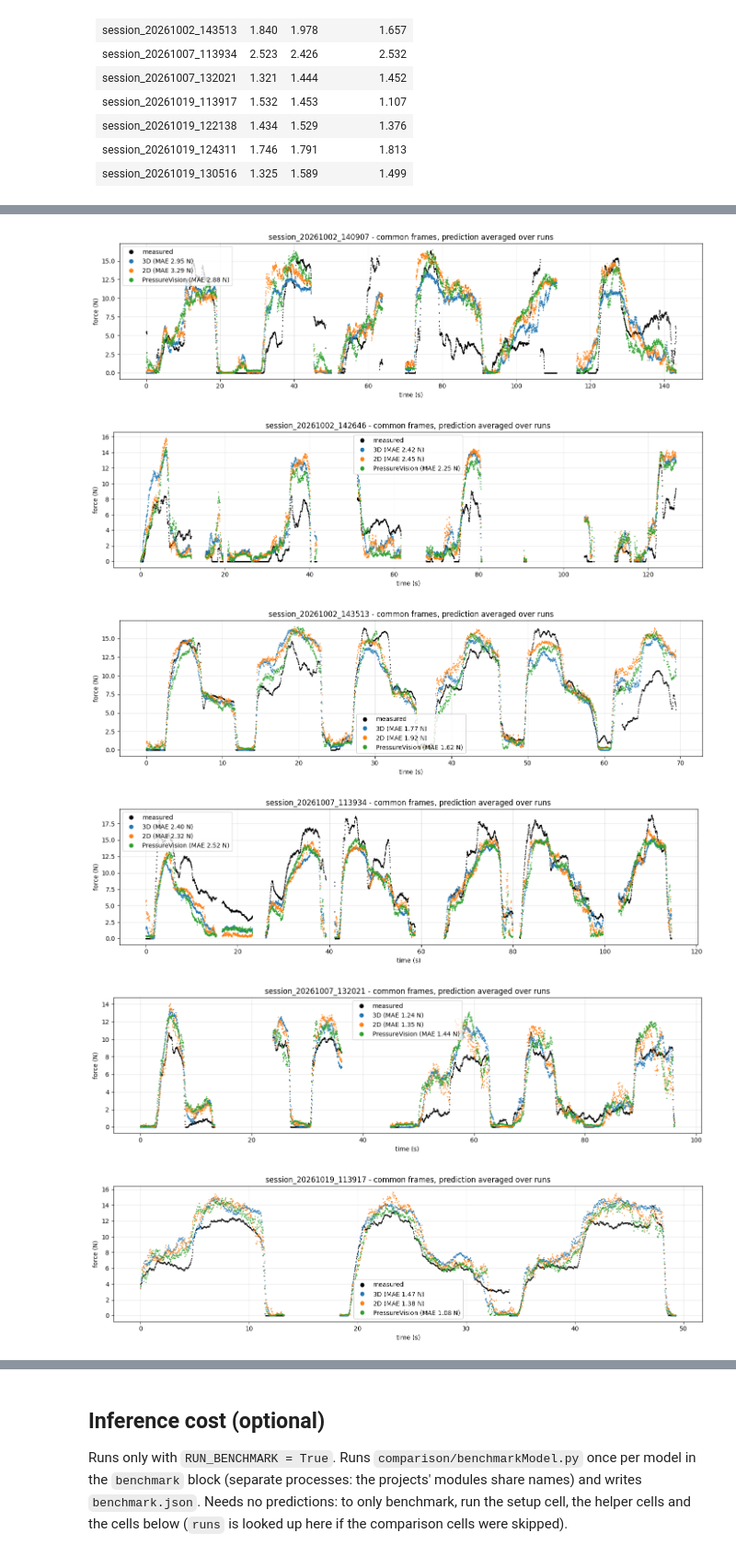
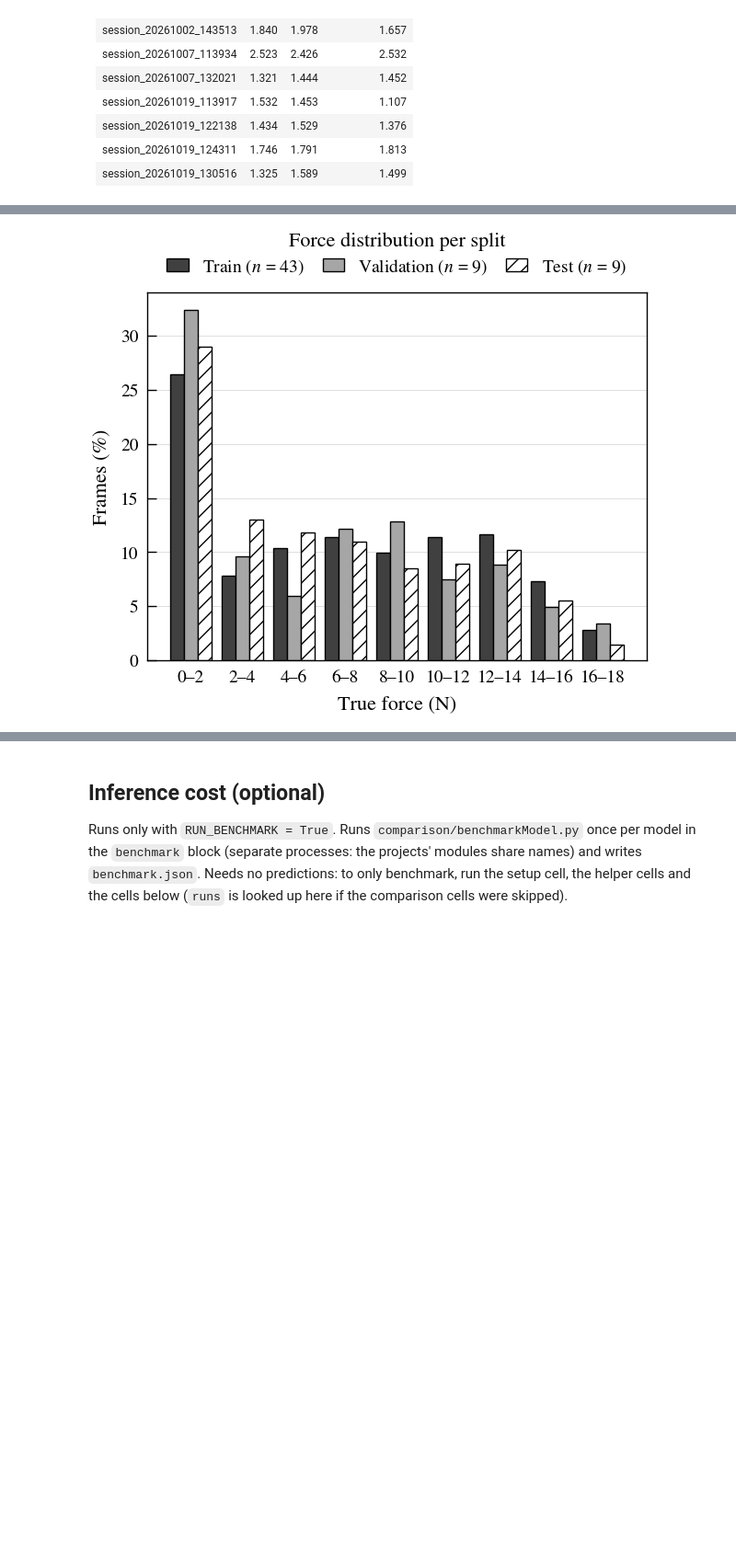
Before and after one commit to WouterDGries/ForceEstimationPipeline, a Jupyter notebook: comparison/compareModels.ipynb, the cells around one changed output, grey strips where cells are left out. Shown at 92% size. Cells and saved outputs as stored; diff of their text form; code cells hidden in the pictures; blank space fills up the shorter version.

Commit message:
Comparison+Validation

```diff
--- a/comparison/compareModels.ipynb
+++ b/comparison/compareModels.ipynb
@@ -501,23 +552,29 @@ plt.show()
 # %%
-for session, df in common.groupby("session"):
-    t = (df["host_ts_ns"] - df["host_ts_ns"].min()) / 1e9
-    fig, ax = plt.subplots(figsize=(14, 4))
-    ax.plot(t, df["true_n"], ".", ms=1.5, color="black", label="measured")
-    for model in models:
-        mae = np.mean(np.abs(df[f"pred_{model}"] - df["true_n"]))
-        ax.plot(t, df[f"pred_{model}"], ".", ms=1.5, label=f"{model} (MAE {mae:.2f} N)")
-    ax.set_title(f"{session} - common frames, prediction averaged over runs")
-    ax.set_xlabel("time (s)")
-    ax.set_ylabel("force (N)")
-    ax.legend(markerscale=8)
-    ax.grid(alpha=0.3)
-    fig.tight_layout()
-    fig.savefig(os.path.join(out_dir, f"timeline_{session}.png"), dpi=90)
-    plt.show()
+# Label distribution per split over the usable frames (as in the trivial baseline)
+split_names = {"train": "Train", "val": "Validation", "test": "Test"}
+edges = PLOT_FORCE_EDGES
+dist_labels = [f"{low:g}\u2013{high:g}" for low, high in zip(edges[:-1], edges[1:])]
+fig, ax = plt.subplots(figsize=(3.5, 2.6))
+x = np.arange(len(dist_labels))
+width = 0.8 / len(split_names)
+for k, (split, name) in enumerate(split_names.items()):
+    labels = load_truth(data_root, splits[split])
+    force = labels.loc[(labels["artifact"] == 0) & (labels["force_n"] <= settings["max_label_force_n"]), "force_n"].to_numpy()
+    counts = np.histogram(force, bins=edges)[0]
+    ax.bar(x + (k - (len(split_names) - 1) / 2) * width, np.array(counts) / len(force) * 100, width,
+           edgecolor="black", linewidth=0.5, label=f"{name} ($n$ = {len(splits[split])})",
+           **BAR_STYLES[k % len(BAR_STYLES)])
+ax.set_xticks(x)
+ax.set_xticklabels(dist_labels)
+ax.set_xlabel("True force (N)")
+ax.set_ylabel("Frames (%)")
+ax.set_title("Force distribution per split", pad=18)
+ax.set_ylim(bottom=0)
+ax.set_axisbelow(True)
+ax.yaxis.grid(True, **GRID)
+ax.legend(ncol=len(split_names), loc="lower center", bbox_to_anchor=(0.5, 1.0), frameon=False, handlelength=1.2, columnspacing=1.0)
+fig.savefig(os.path.join(out_dir, "data_distribution.pdf"))
+fig.savefig(os.path.join(out_dir, "data_distribution.png"))
+plt.show()
 # %% [output]
-[figure, old version]
+[figure, new version]
-[figure, removed]
-[figure, removed]
-[figure, removed]
-[figure, removed]
-[figure, removed]
```
Also changed, not shown: parts of 9 cells of this notebook, 21 other files.
